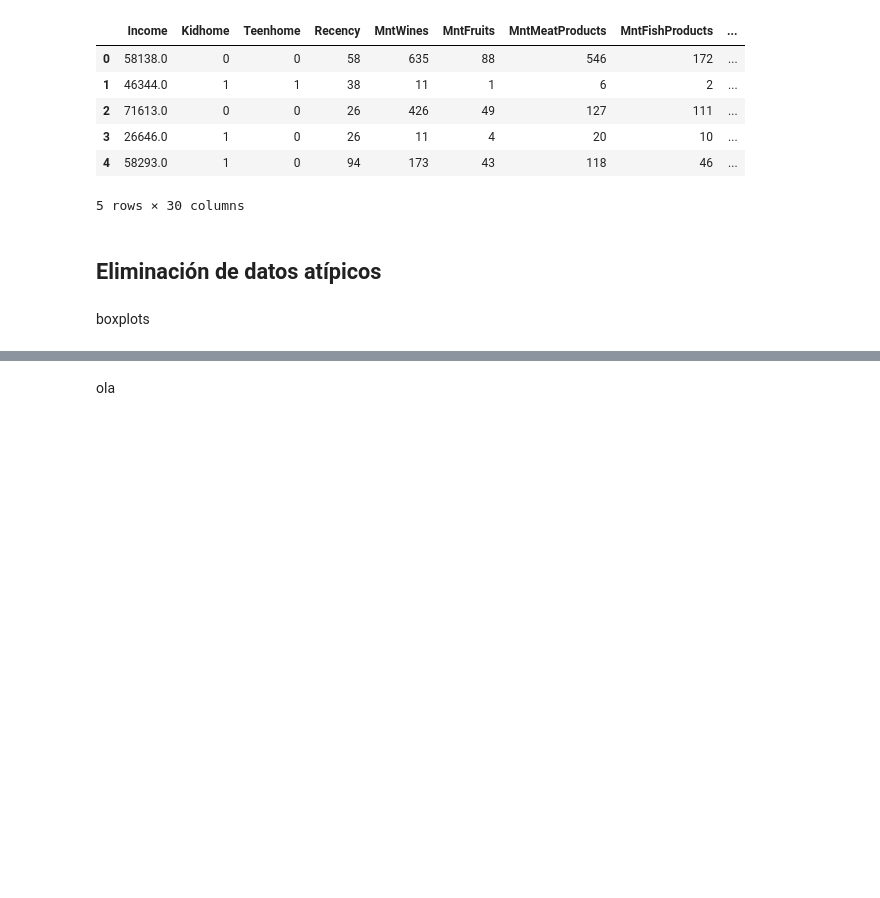
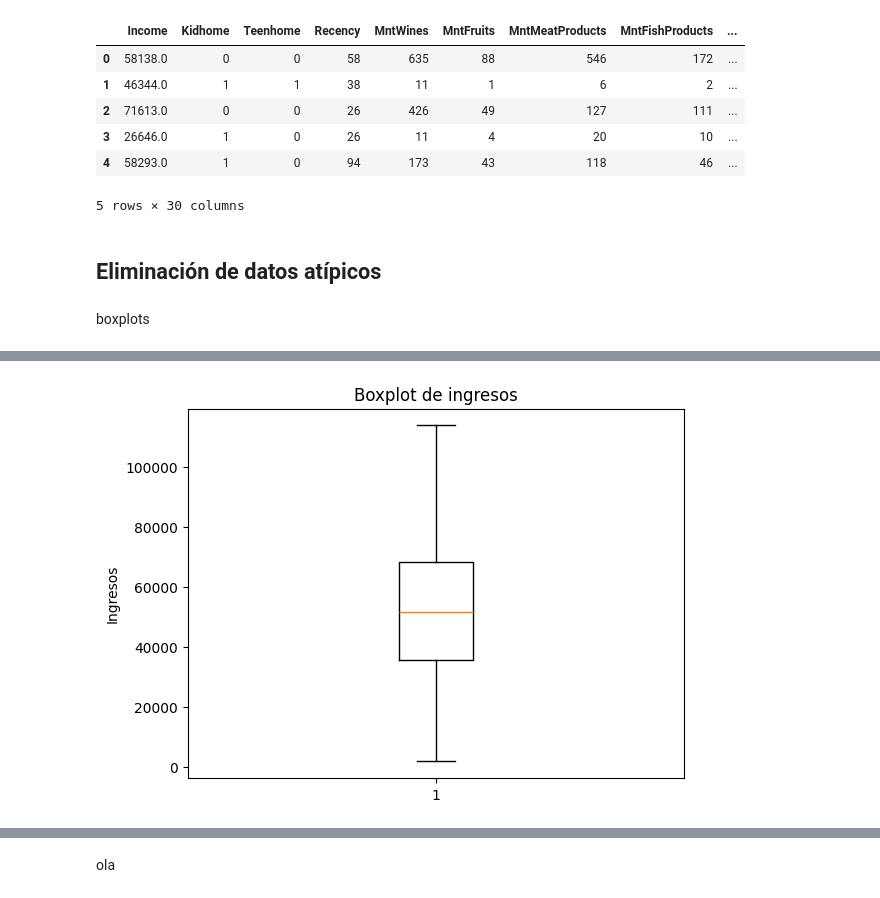
Before and after one commit to SAGR2003/Reto-Clustering-stackies, a Jupyter notebook: reto-clustering.ipynb, the cells around one changed output, grey strips where cells are left out. Cells and saved outputs as stored; diff of their text form; code cells hidden in the pictures; blank space fills up the shorter version.

```diff
--- a/reto-clustering.ipynb
+++ b/reto-clustering.ipynb
@@ -120,0 +117,9 @@ clients.to_csv("nuevo.csv", index=False)
+# %%
+clients = clients[clients.Income < outlier_range[1]]
+
+plt.title('Boxplot de ingresos')
+plt.boxplot(clients['Income'])
+plt.ylabel('Ingresos')
+plt.show()
+# %% [output]
+[figure, added]
```
Also changed, not shown: parts of 7 cells of this notebook, 1 other file.
